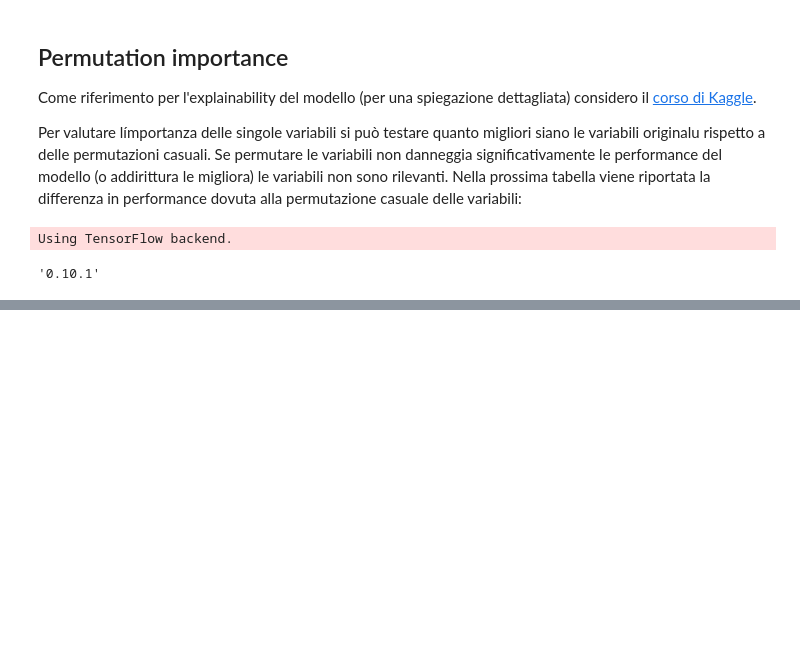
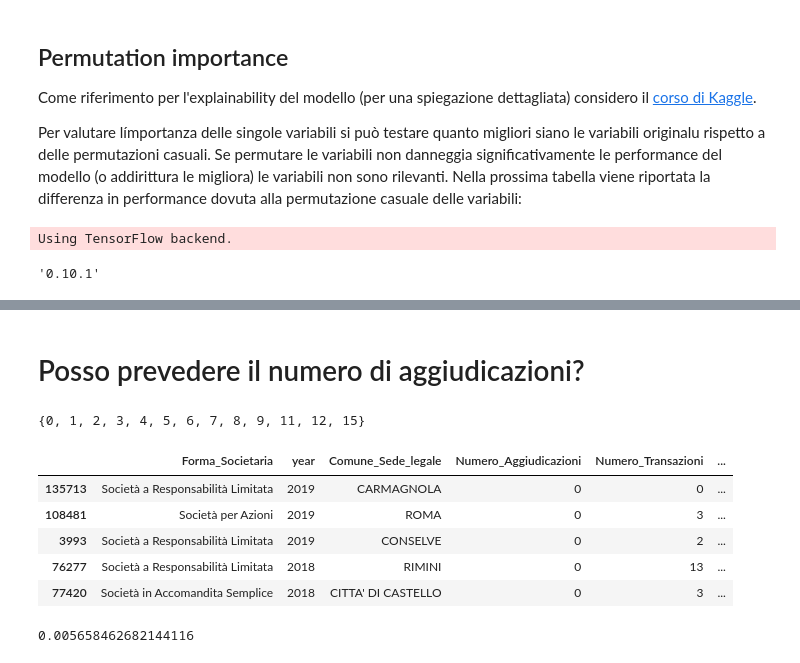
Before and after one commit to marcocarnini/DS2, a Jupyter notebook: scripts/AdversarialValidation-Fornitori.ipynb, the cells around one changed output, grey strips where cells are left out. Saved outputs shown, nothing was run; the diff lists cells and outputs as text; code cells hidden in the pictures; blank space fills up the shorter version.

Commit message:
Added prediction on contracts gained

```diff
--- a/scripts/AdversarialValidation-Fornitori.ipynb
+++ b/scripts/AdversarialValidation-Fornitori.ipynb
@@ -385 +383,16 @@ Index(['Numero_Transazioni', 'Indirizzo_Sede_legale', 'Forma_Societaria',
       dtype='object')
+# %% [markdown]
+# Posso prevedere il numero di aggiudicazioni?
+# %%
+set(df["Numero_Aggiudicazioni"])
+# %% [output]
+{0, 1, 2, 3, 4, 5, 6, 7, 8, 9, 11, 12, 15}
+# %%
+df.head()
+# %% [output]
+|  | Forma_Societaria | year | Comune_Sede_legale | Numero_Aggiudicazioni | Numero_Transazioni | ... |
+| 135713 | Società a Responsabilità Limitata | 2019 | CARMAGNOLA | 0 | 0 | ... |
+| 108481 | Società per Azioni | 2019 | ROMA | 0 | 3 | ... |
+| 3993 | Società a Responsabilità Limitata | 2019 | CONSELVE | 0 | 2 | ... |
+| 76277 | Società a Responsabilità Limitata | 2018 | RIMINI | 0 | 13 | ... |
+| 77420 | Società in Accomandita Semplice | 2018 | CITTA' DI CASTELLO | 0 | 3 | ... |
@@ -385,0 +413,17 @@ Index(['Numero_Transazioni', 'Indirizzo_Sede_legale', 'Forma_Societaria',
+# %%
+from category_encoders import CatBoostEncoder
+from sklearn.ensemble import RandomForestRegressor
+from sklearn.model_selection import KFold
+from sklearn.metrics import mean_squared_error
+
+
+
+encoder = CatBoostEncoder(cols=categorical_columns)
+encoder.fit(X_train, Y_train)
+X_train = encoder.transform(X_train)
+X_test = encoder.transform(X_test)
+
+model = RandomForestRegressor(random_state=2020).fit(X_train, Y_train)
+print(mean_squared_error(Y_test, model.predict(X_test)))
+# %% [output]
+0.005658462682144116
```
Also changed, not shown: parts of 25 cells of this notebook.
